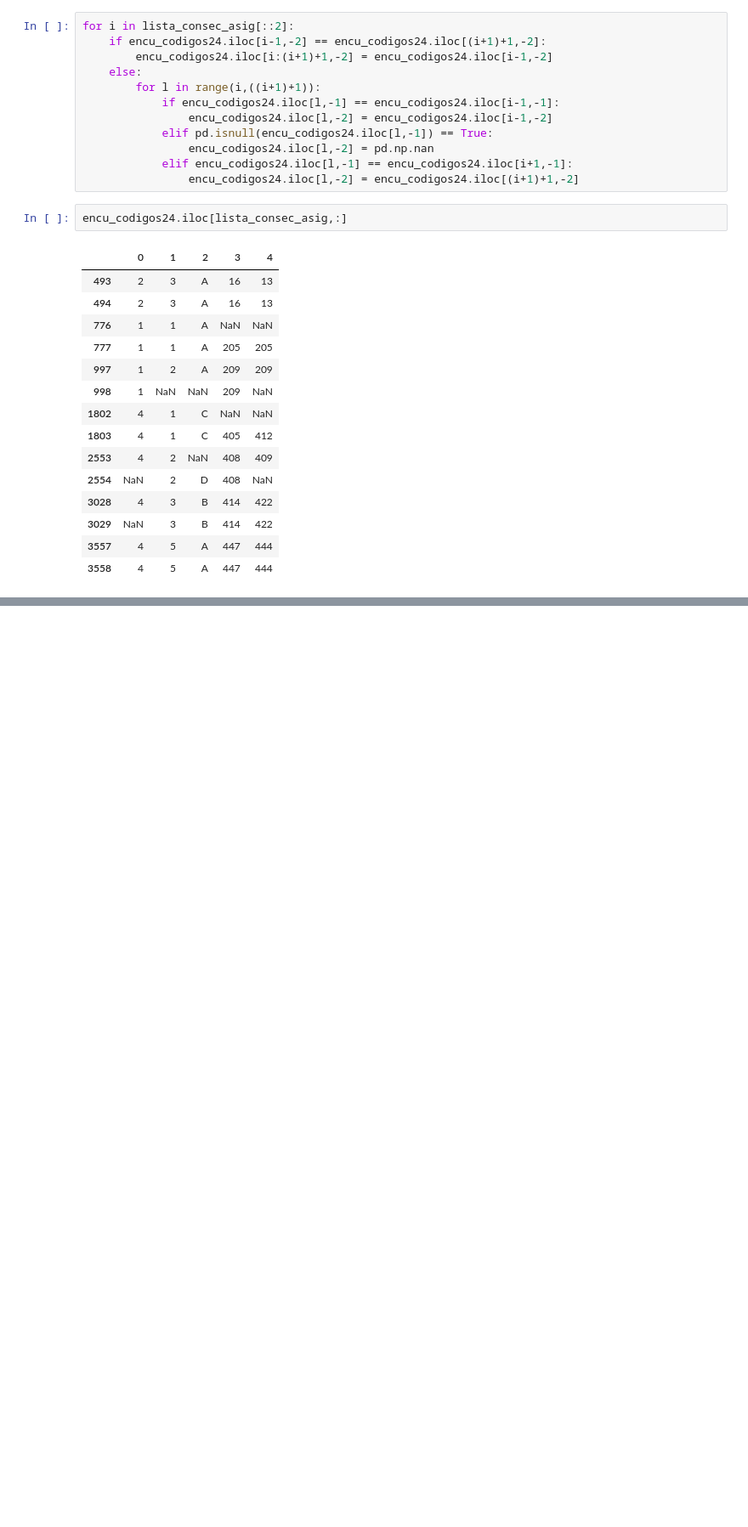
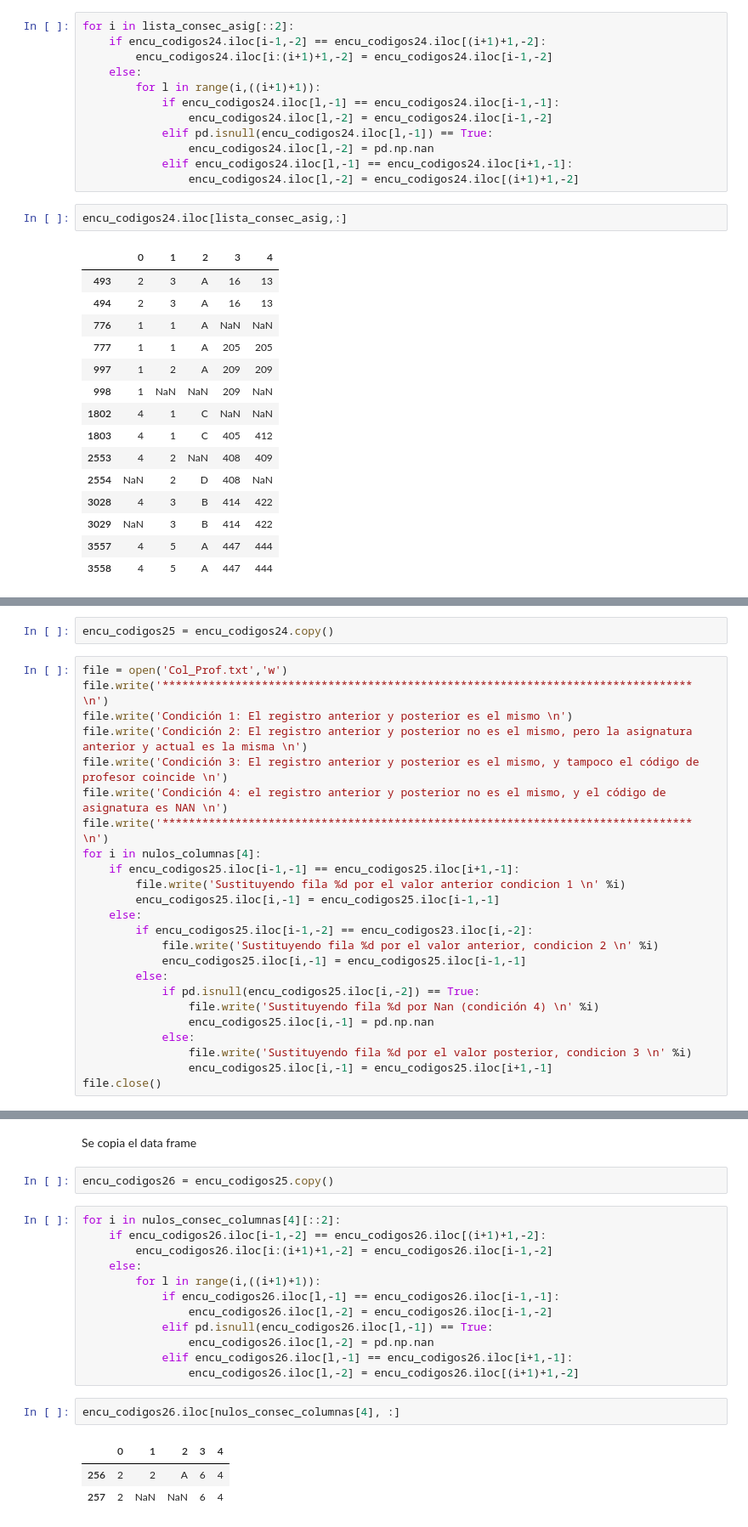
Before and after one commit to AntonioPL/TFM_Kschool, a Jupyter notebook: Tidy1.ipynb, the cells around one changed output, grey strips where cells are left out. Shown at 85% size. Drawn from its saved outputs; the diff is of its cells as text; blank space fills up the shorter version.

Commit message:
Se limpia columna de profesores

```diff
--- a/Tidy1.ipynb
+++ b/Tidy1.ipynb
@@ -721,0 +799,26 @@ encu_codigos24.iloc[lista_consec_asig,:]
+# %%
+encu_codigos25 = encu_codigos24.copy()
+# %%
+file = open('Col_Prof.txt','w')
+file.write('******************************************************************************** \n')
+file.write('Condición 1: El registro anterior y posterior es el mismo \n')
+file.write('Condición 2: El registro anterior y posterior no es el mismo, pero la asignatura anterior y actual es la misma \n')
+file.write('Condición 3: El registro anterior y posterior es el mismo, y tampoco el código de profesor coincide \n')
+file.write('Condición 4: el registro anterior y posterior no es el mismo, y el código de asignatura es NAN \n')
+file.write('******************************************************************************** \n')
+for i in nulos_columnas[4]:
+    if encu_codigos25.iloc[i-1,-1] == encu_codigos25.iloc[i+1,-1]:
+        file.write('Sustituyendo fila %d por el valor anterior condicion 1 \n' %i)
+        encu_codigos25.iloc[i,-1] = encu_codigos25.iloc[i-1,-1]
+    else:
+        if encu_codigos25.iloc[i-1,-2] == encu_codigos23.iloc[i,-2]:
+            file.write('Sustituyendo fila %d por el valor anterior, condicion 2 \n' %i)
+            encu_codigos25.iloc[i,-1] = encu_codigos25.iloc[i-1,-1]
+        else:
+            if pd.isnull(encu_codigos25.iloc[i,-2]) == True:
+                file.write('Sustituyendo fila %d por Nan (condición 4) \n' %i)
+                encu_codigos25.iloc[i,-1] = pd.np.nan
+            else:
+                file.write('Sustituyendo fila %d por el valor posterior, condicion 3 \n' %i)
+                encu_codigos25.iloc[i,-1] = encu_codigos25.iloc[i+1,-1]
+file.close()
@@ -721,0 +837,22 @@ encu_codigos24.iloc[lista_consec_asig,:]
+# %% [markdown]
+Se copia el data frame
+# %%
+encu_codigos26 = encu_codigos25.copy()
+# %%
+for i in nulos_consec_columnas[4][::2]:
+    if encu_codigos26.iloc[i-1,-2] == encu_codigos26.iloc[(i+1)+1,-2]:
+        encu_codigos26.iloc[i:(i+1)+1,-2] = encu_codigos26.iloc[i-1,-2]
+    else:
+        for l in range(i,((i+1)+1)):
+            if encu_codigos26.iloc[l,-1] == encu_codigos26.iloc[i-1,-1]:
+                encu_codigos26.iloc[l,-2] = encu_codigos26.iloc[i-1,-2]
+            elif pd.isnull(encu_codigos26.iloc[l,-1]) == True:
+                encu_codigos26.iloc[l,-2] = pd.np.nan
+            elif encu_codigos26.iloc[l,-1] == encu_codigos26.iloc[i+1,-1]:
+                encu_codigos26.iloc[l,-2] = encu_codigos26.iloc[(i+1)+1,-2]
+# %%
+encu_codigos26.iloc[nulos_consec_columnas[4], :]
+# %% [output]
+|  | 0 | 1 | 2 | 3 | 4 |
+| 256 | 2 | 2 | A | 6 | 4 |
+| 257 | 2 | NaN | NaN | 6 | 4 |
```
Also changed, not shown: parts of 12 cells of this notebook, 1 other file.
